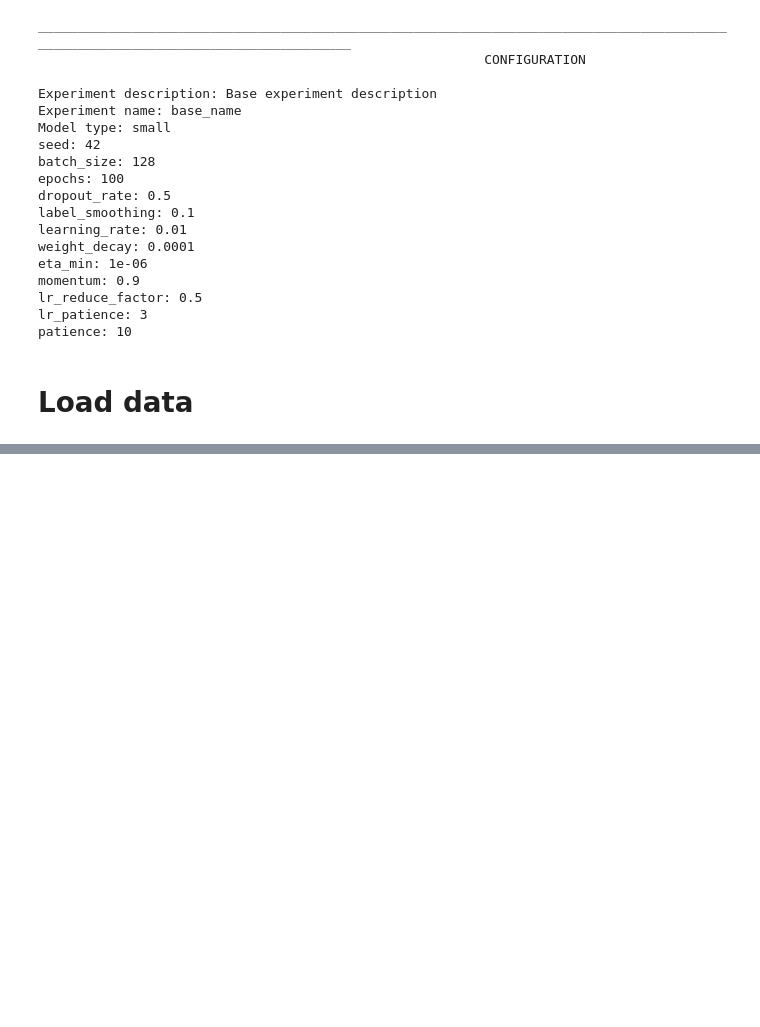
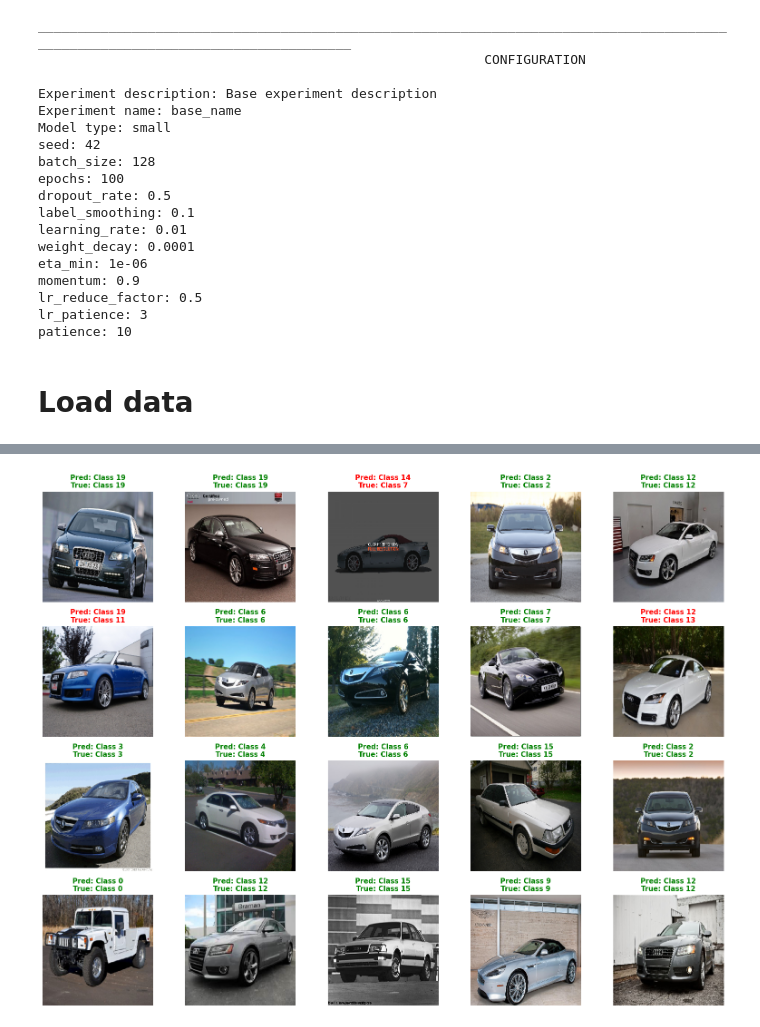
Before and after one commit to MiquelGomezCorral/VPC-Labs, a Jupyter notebook: notebooks/car_prediction.ipynb, the cells around one changed output, grey strips where cells are left out. Cells and saved outputs as stored; diff of their text form; code cells hidden in the pictures; blank space fills up the shorter version.

```diff
--- a/notebooks/car_prediction.ipynb
+++ b/notebooks/car_prediction.ipynb
@@ -86,7 +35,7 @@ Successfully installed app-0.1.0
 # %%
-from src.data import load_gender_data
+from src.data import load_car_data
 
-train_loader, test_loader = load_gender_data(CONFIG, use_transforms=False)
+train_loader, test_loader = load_car_data(CONFIG, use_transforms=False)
 # %%
 import numpy as np
 
@@ -99,0 +118,14 @@ y_test = np.load(CONFIG.gender_y_test)
+# %%
+import os
+import re
+from src.models import CarModule
+
+model_name = "stage2-vg-res-epoch=29-val_acc=0.7372.ckpt"
+best_model_path = os.path.join(CONFIG.car_models, model_name)
+print(f"\nLoading: {model_name}")
+CONFIG.model_type = re.search(r"stage2-([\w-]+)-epoch", model_name).group(1)
+
+# Load with strict=False to handle classifier size differences
+model = CarModule.load_from_checkpoint(best_model_path, CONFIG=CONFIG)
+model.eval()
+model.to(CONFIG.device)
@@ -99,0 +184,34 @@ y_test = np.load(CONFIG.gender_y_test)
+# %%
+# Display 4x5 grid (20 images) with predictions and true values
+fig, axes = plt.subplots(4, 5, figsize=(16, 12))
+axes = axes.flatten()
+
+# Randomly select 20 test images
+# np.random.seed(42)
+indices = np.random.choice(len(x_test), 20, replace=False)
+
+# Create class names for all 20 classes
+class_names = {i: f"Class {i}" for i in range(20)}
+
+for idx, ax_idx in enumerate(indices):
+    ax = axes[idx]
+
+    # Display image
+    ax.imshow(x_test[ax_idx].astype('uint8'))
+
+    # Get prediction and true label
+    pred = int(all_predictions[ax_idx])
+    true = int(y_test[ax_idx])
+
+    # Color: green if correct, red if incorrect
+    color = "green" if pred == true else "red"
+
+    # Title with prediction and true label
+    title = f"Pred: {class_names[pred]}\nTrue: {class_names[true]}"
+    ax.set_title(title, fontsize=11, fontweight="bold", color=color)
+    ax.axis("off")
+
+plt.tight_layout()
+plt.show()
+# %% [output]
+[figure, added]
```
Also changed, not shown: parts of 12 cells of this notebook, 7 other files.
